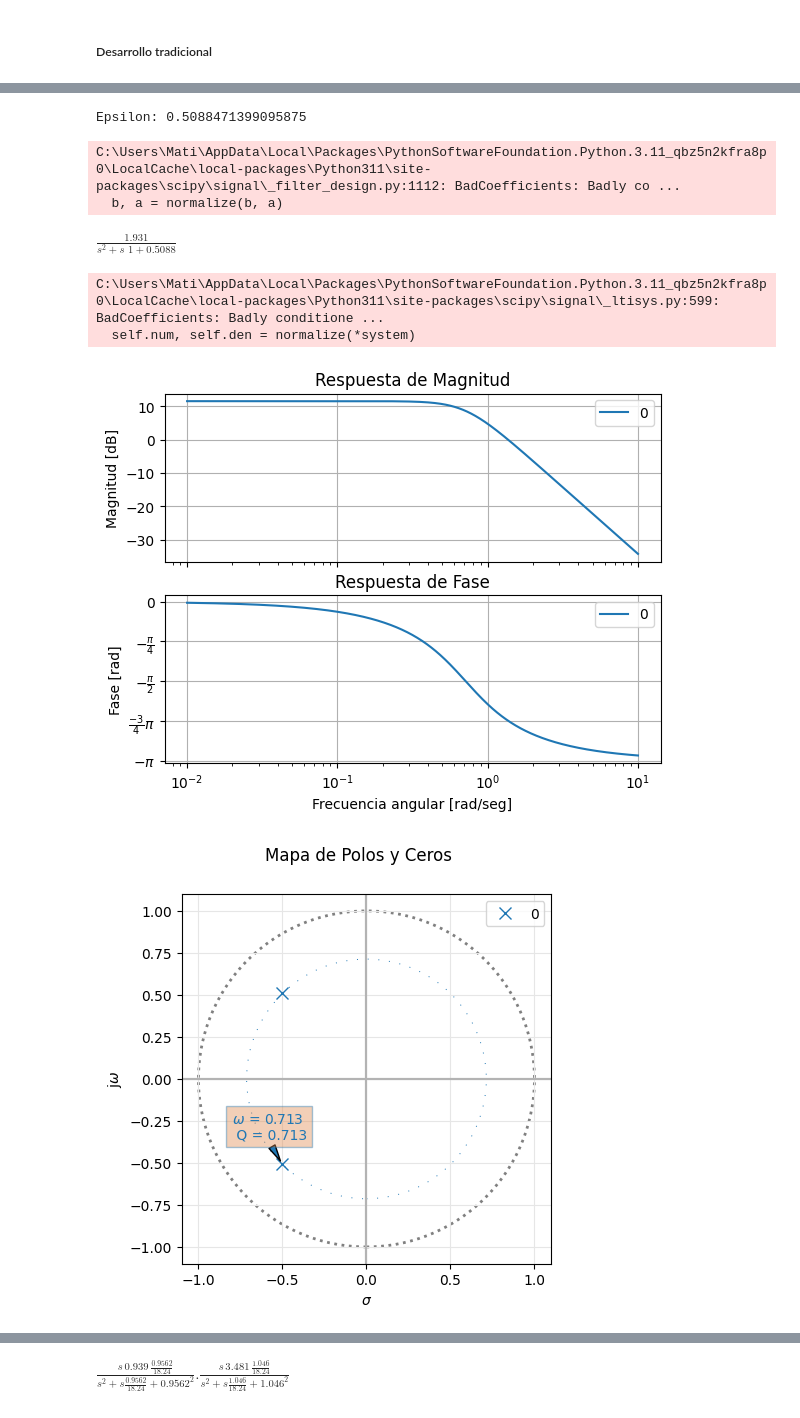
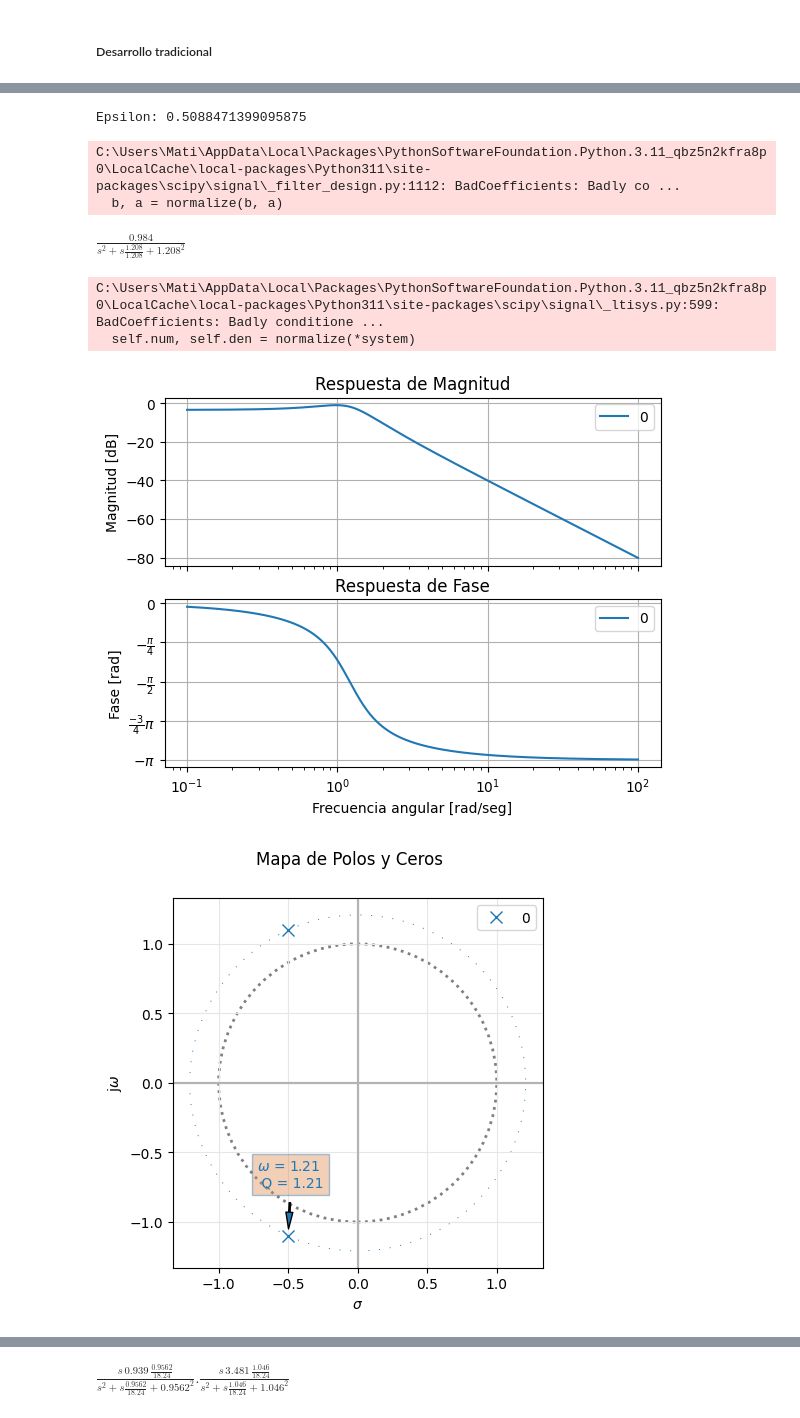
Before and after one commit to matnalopez2/Teoria-de-Circuitos-2, a Jupyter notebook: Resoluciones/20240513/20240513 - Ejercicio 1.ipynb, the cells around one changed output, grey strips where cells are left out. Cells and saved outputs as stored; diff of their text form; code cells hidden in the pictures.

```diff
--- a/Resoluciones/20240513/20240513 - Ejercicio 1.ipynb
+++ b/Resoluciones/20240513/20240513 - Ejercicio 1.ipynb
@@ -15,36 +15,33 @@ En el caso de este ejercicio, se adjunta el desarrollo completo manuscrito y lue
 # %%
 import numpy as np
 from pytc2.sistemas_lineales import tf2sos_analog, analyze_sys, pretty_print_SOS
 import scipy.signal as sig
 import math
 
 epsilon = math.sqrt(10**0.1 - 1)
 print("Epsilon: " + str(epsilon))
 
 # Definición de una implementación de analyze_sys para evitar logueos innecesarios, mejorando la prolijidad.
 def analyze_sys_silent(all_sys, sys_name=None, img_ext='none', same_figs=True, annotations=True, xaxis='omega', fs=2*np.pi):
     analyze_sys(all_sys, sys_name=None, img_ext='none', same_figs=True, annotations=True, xaxis='omega', fs=2*np.pi)
     return
 
-kn = (1 / (2 * epsilon**2)) / epsilon
-kp = 1
-
 # Con los datos definidos anteriormente, se arman los array de la transferencia.
-num = kn * np.array([0, 0, epsilon])
-den = kp * np.array([1, 1, epsilon])
+num = np.array([0, 0, 0.984])
+den = np.array([1, 1, 1.46])
 tf_bicuad_sos = tf2sos_analog( num, den )
 
 # Imprimir en formato latex la transferencia
-pretty_print_SOS(tf_bicuad_sos)
+pretty_print_SOS(tf_bicuad_sos, mode='omegayq')
 
 # Plotear de forma silenciosa las características de mi función
 analyze_sys_silent([sig.TransferFunction(num,den)], 'mi_bicuad', same_figs=False)
 # %% [output]
 Epsilon: 0.5088471399095875
 C:\Users\Mati\AppData\Local\Packages\PythonSoftwareFoundation.Python.3.11_qbz5n2kfra8p0\LocalCache\local-packages\Python311\site-packages\scipy\signal\_filter_design.py:1112: BadCoefficients: Badly co ...
   b, a = normalize(b, a)
-$\displaystyle   \frac{1.931 }{s^2 + s \,\,   1 + 0.5088 }$
+$\displaystyle   \frac{0.984 }{s^2 + s \frac{1.208}{1.208} + 1.208^2}$
 C:\Users\Mati\AppData\Local\Packages\PythonSoftwareFoundation.Python.3.11_qbz5n2kfra8p0\LocalCache\local-packages\Python311\site-packages\scipy\signal\_ltisys.py:599: BadCoefficients: Badly conditione ...
   self.num, self.den = normalize(*system)
-[figure, old version]
+[figure, new version]
-[figure, old version]
+[figure, new version]
```
Also changed, not shown: parts of 9 cells of this notebook, 3 other files.
